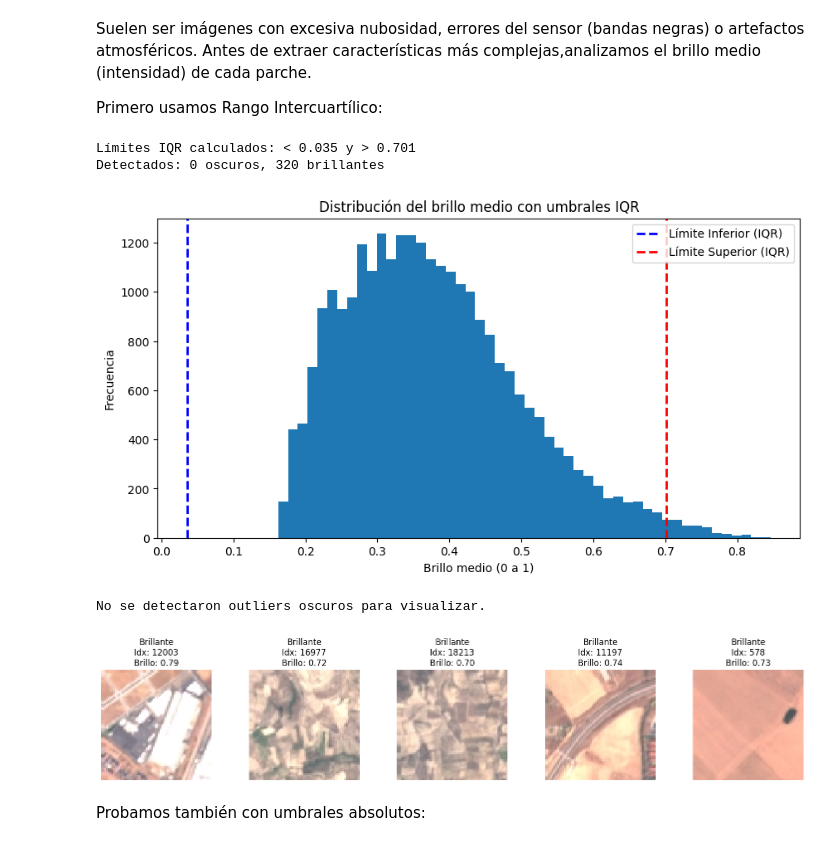
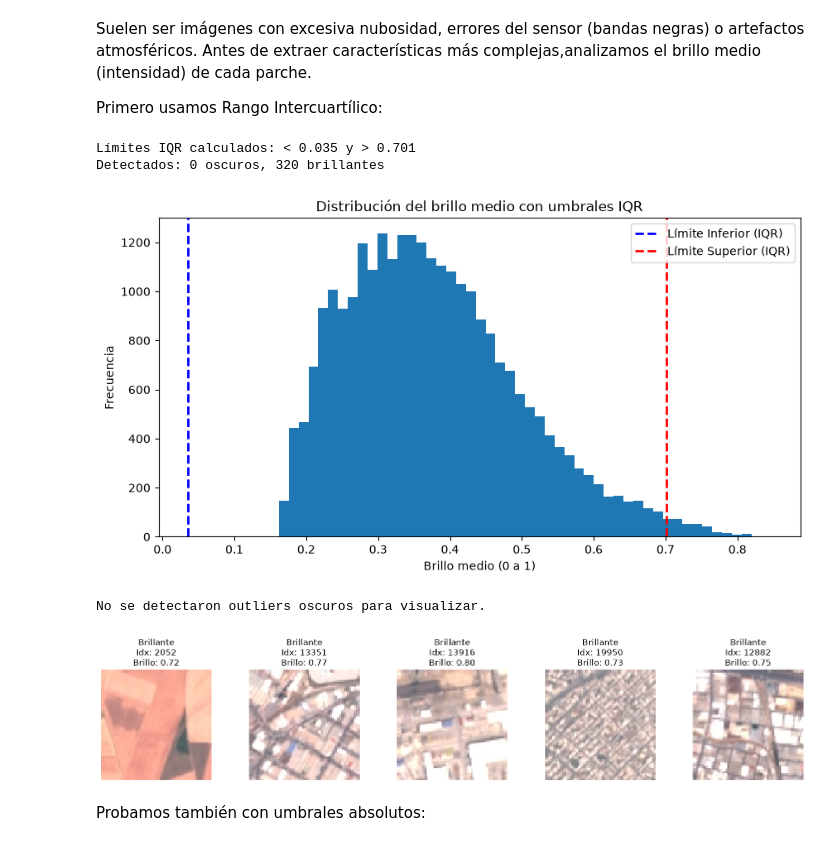
Before and after one commit to anton-p0g/Proyecto-AAPI, a Jupyter notebook: EDA_EUROSAT.ipynb, the cells around one changed output. Saved outputs shown, nothing was run; the diff lists cells and outputs as text; code cells hidden in the pictures.

```diff
--- a/EDA_EUROSAT.ipynb
+++ b/EDA_EUROSAT.ipynb
@@ -4,0 +13,22 @@
+# %%
+DATA_DIR = Path("data")
+RGB_DIR = DATA_DIR / "EuroSAT_RGB"
+FEATURES_PATH = DATA_DIR / "processed" / "eurosat_spectral_features.csv"
+
+class_names = sorted(path.name for path in RGB_DIR.iterdir() if path.is_dir())
+samples = [
+    (image_path, class_idx)
+    for class_idx, class_name in enumerate(class_names)
+    for image_path in sorted((RGB_DIR / class_name).glob("*.jpg"))
+]
+if not samples:
+    raise FileNotFoundError(f"No se encontraron imágenes JPG en {RGB_DIR}.")
+
+
+def load_image(image_path):
+    with Image.open(image_path) as image:
+        return np.array(image.convert("RGB"))
+
+
+print(f"Directorio RGB utilizado: {RGB_DIR}")
+print(f"CSV de características: {FEATURES_PATH}")
@@ -59,8 +83,9 @@ Suelen ser imágenes con excesiva nubosidad, errores del sensor (bandas negras)
 Primero usamos Rango Intercuartílico:
 # %%
 mean_brightness = []
-for img, _ in dataset:
-    mean_brightness.append(img.mean().item())
+for image_path, _ in samples:
+    img = load_image(image_path)
+    mean_brightness.append(img.mean() / 255)
 mean_brightness = np.array(mean_brightness)
 
 # Cálculo de límites mediante Rango Intercuartílico (IQR)
@@ -86,40 +111,37 @@ plt.xlabel("Brillo medio (0 a 1)")
 plt.ylabel("Frecuencia")
 plt.legend()
 plt.show()
 
 def plot_outlier_samples(indices, title_prefix):
     if len(indices) == 0:
         print(f"No se detectaron outliers {title_prefix.lower()}s para visualizar.")
         return
 
     num_samples = min(5, len(indices))
     sample_indices = np.random.choice(indices, num_samples, replace=False)
 
     fig, axes = plt.subplots(1, num_samples, figsize=(15, 3))
     if num_samples == 1: axes = [axes]
 
     for i, idx in enumerate(sample_indices):
-        img, _ = dataset[idx]
-
-        # Adaptación para tensores de PyTorch (C, H, W) -> (H, W, C)
-        if hasattr(img, 'permute'):
-            img = img.permute(1, 2, 0).numpy()
+        image_path, _ = samples[idx]
+        img = load_image(image_path)
 
         axes[i].imshow(img, cmap='gray' if len(img.shape) == 2 else None)
         axes[i].set_title(f"{title_prefix}\nIdx: {idx}\nBrillo: {mean_brightness[idx]:.2f}")
         axes[i].axis("off")
 
     plt.tight_layout()
     plt.show()
 
 plot_outlier_samples(real_dark_outliers, "Oscuro")
 plot_outlier_samples(real_bright_outliers, "Brillante")
 # %% [output]
 Límites IQR calculados: < 0.035 y > 0.701
 Detectados: 0 oscuros, 320 brillantes
-[figure, old version]
+[figure, new version]
 No se detectaron outliers oscuros para visualizar.
-[figure, old version]
+[figure, new version]
 # %% [markdown]
 Probamos también con umbrales absolutos:
 # %%
```
Also changed, not shown: parts of 8 cells of this notebook, 5 other files.
